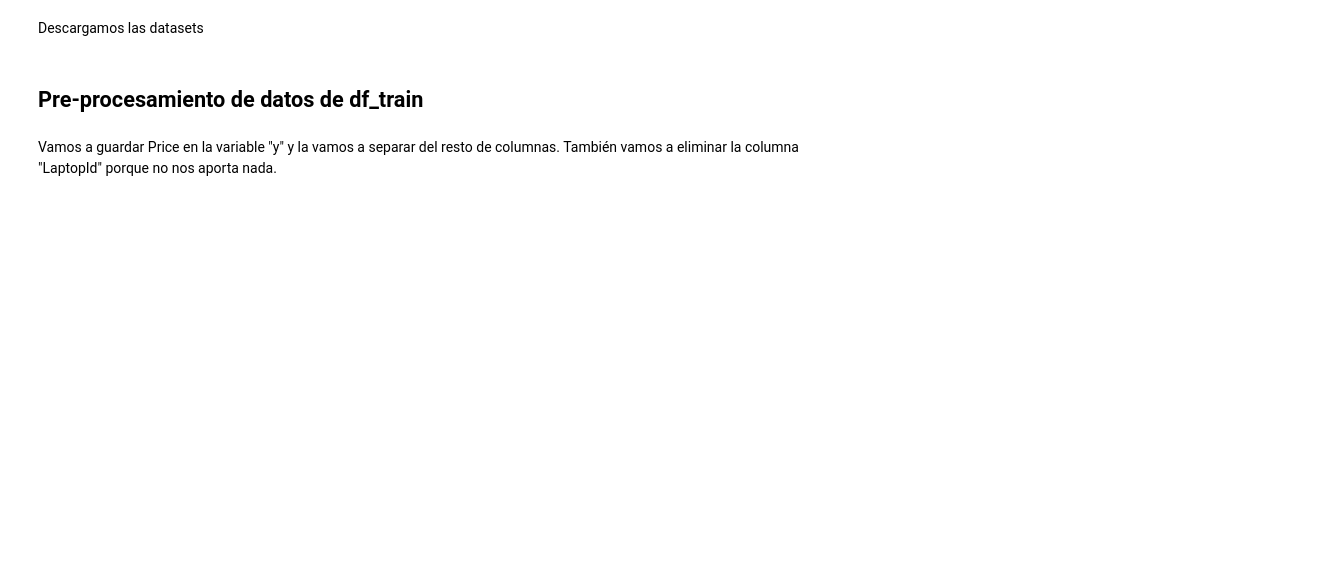
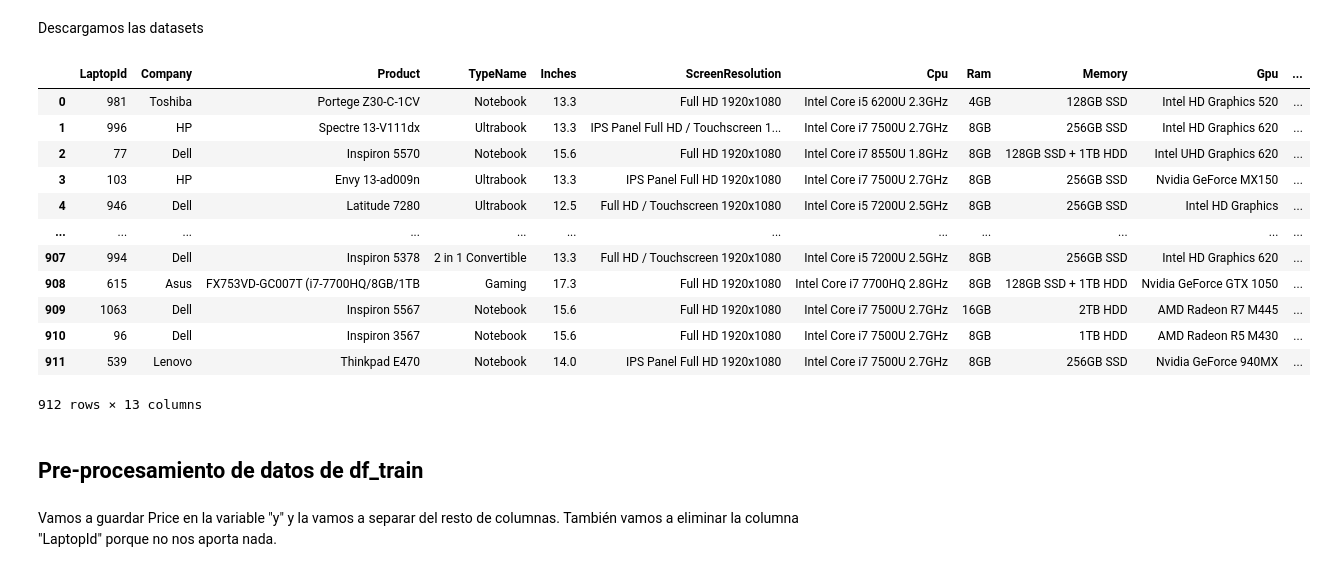
Before and after one commit to w-dan/ML-practica1, a Jupyter notebook: train_test.ipynb, the cells around one changed output. Cells and saved outputs as stored; diff of their text form; code cells hidden in the pictures; blank space fills up the shorter version.

```diff
--- a/train_test.ipynb
+++ b/train_test.ipynb
@@ -17,11 +16,30 @@ Descargamos las datasets
 # %%
 train_url = "https://raw.githubusercontent.com/w-dan/ML-practica1/main/train.csv"
 df_train = pd.read_csv(train_url)
 
 test_url = "https://raw.githubusercontent.com/w-dan/ML-practica1/main/test.csv"
 df_test = pd.read_csv(test_url)
 
+submission = df_test[['LaptopId']].copy()
 #df_test.Memory.unique()                       # Con esto vemos todos los valores posibles que tiene una columna
+
+#df_train.Gpu.unique()
+
+df_train
+# %% [output]
+|  | LaptopId | Company | Product | TypeName | Inches | ScreenResolution | Cpu | Ram | Memory | Gpu | ... |
+| 0 | 981 | Toshiba | Portege Z30-C-1CV | Notebook | 13.3 | Full HD 1920x1080 | Intel Core i5 6200U 2.3GHz | 4GB | 128GB SSD | Intel HD Graphics 520 | ... |
+| 1 | 996 | HP | Spectre 13-V111dx | Ultrabook | 13.3 | IPS Panel Full HD / Touchscreen 1... | Intel Core i7 7500U 2.7GHz | 8GB | 256GB SSD | Intel HD Graphics 620 | ... |
+| 2 | 77 | Dell | Inspiron 5570 | Notebook | 15.6 | Full HD 1920x1080 | Intel Core i7 8550U 1.8GHz | 8GB | 128GB SSD + 1TB HDD | Intel UHD Graphics 620 | ... |
+| 3 | 103 | HP | Envy 13-ad009n | Ultrabook | 13.3 | IPS Panel Full HD 1920x1080 | Intel Core i7 7500U 2.7GHz | 8GB | 256GB SSD | Nvidia GeForce MX150 | ... |
+| 4 | 946 | Dell | Latitude 7280 | Ultrabook | 12.5 | Full HD / Touchscreen 1920x1080 | Intel Core i5 7200U 2.5GHz | 8GB | 256GB SSD | Intel HD Graphics | ... |
+| ... | ... | ... | ... | ... | ... | ... | ... | ... | ... | ... | ... |
+| 907 | 994 | Dell | Inspiron 5378 | 2 in 1 Convertible | 13.3 | Full HD / Touchscreen 1920x1080 | Intel Core i5 7200U 2.5GHz | 8GB | 256GB SSD | Intel HD Graphics 620 | ... |
+| 908 | 615 | Asus | FX753VD-GC007T (i7-7700HQ/8GB/1TB | Gaming | 17.3 | Full HD 1920x1080 | Intel Core i7 7700HQ 2.8GHz | 8GB | 128GB SSD + 1TB HDD | Nvidia GeForce GTX 1050 | ... |
+| 909 | 1063 | Dell | Inspiron 5567 | Notebook | 15.6 | Full HD 1920x1080 | Intel Core i7 7500U 2.7GHz | 16GB | 2TB HDD | AMD Radeon R7 M445 | ... |
+| 910 | 96 | Dell | Inspiron 3567 | Notebook | 15.6 | Full HD 1920x1080 | Intel Core i7 7500U 2.7GHz | 8GB | 1TB HDD | AMD Radeon R5 M430 | ... |
+| 911 | 539 | Lenovo | Thinkpad E470 | Notebook | 14.0 | IPS Panel Full HD 1920x1080 | Intel Core i7 7500U 2.7GHz | 8GB | 256GB SSD | Nvidia GeForce 940MX | ... |
+912 rows × 13 columns
 # %% [markdown]
 ## Pre-procesamiento de datos de df_train
 # %% [markdown]
```
Also changed, not shown: parts of 39 cells of this notebook.
